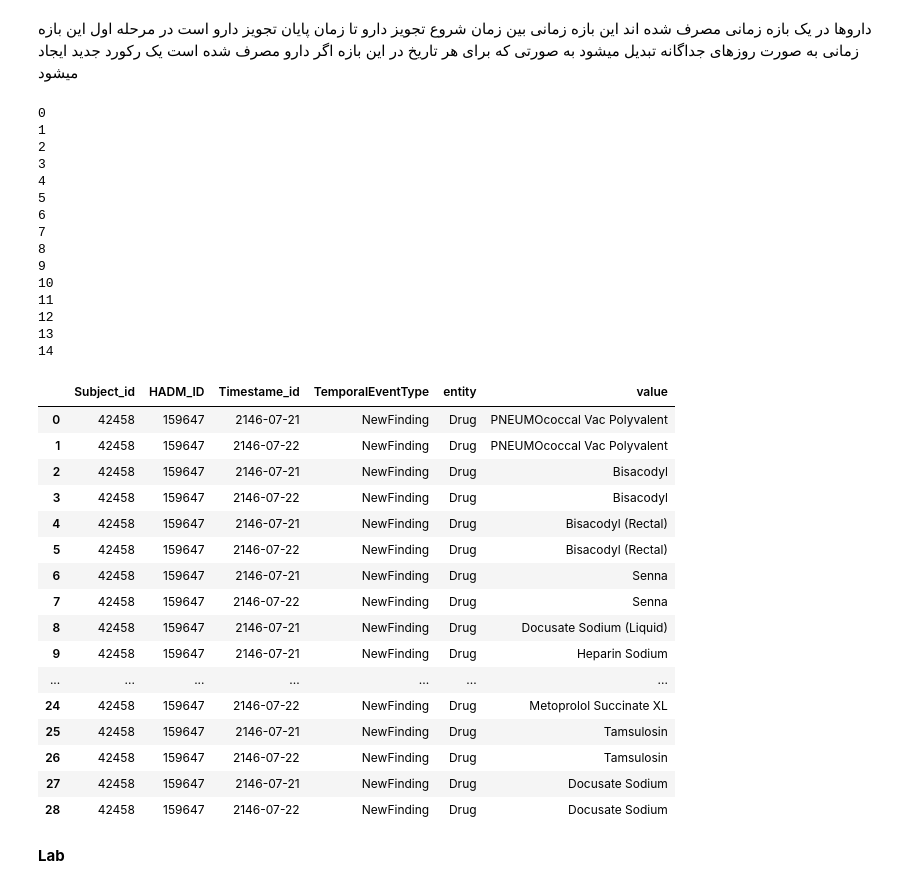
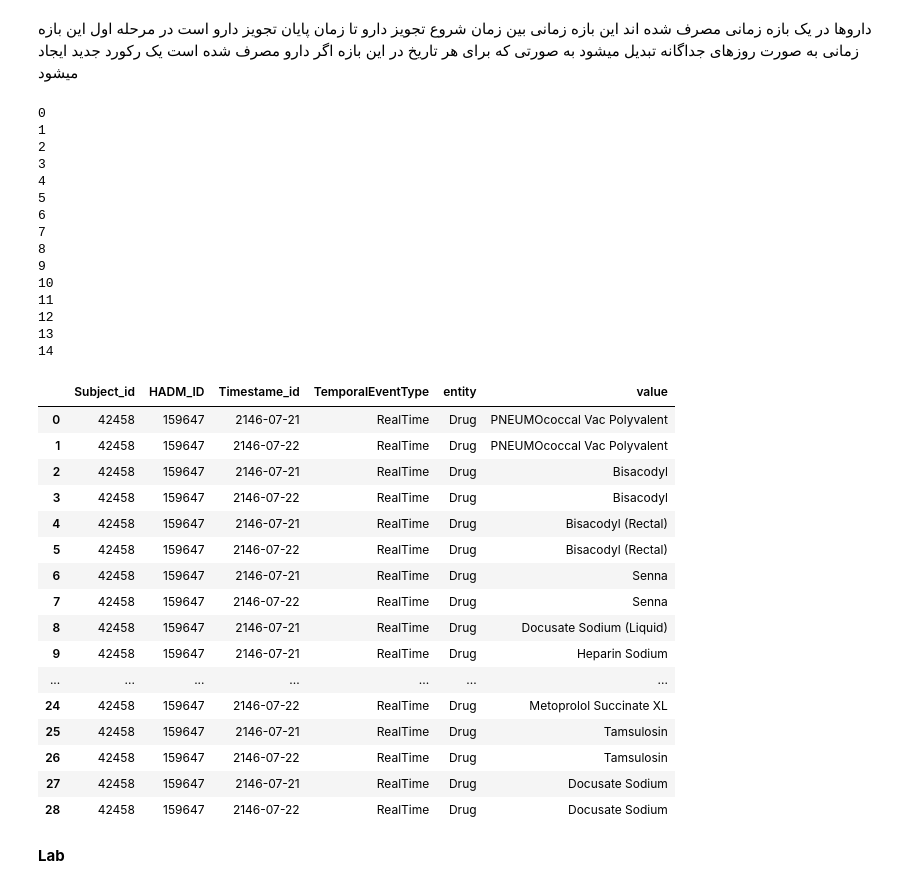
Before and after one commit to HodaMemar/Patient-Similarity-through-Representation, a Jupyter notebook: PreProcessing_StructuredData.ipynb, the cells around one changed output. Saved outputs shown, nothing was run; the diff lists cells and outputs as text; code cells hidden in the pictures.

```diff
--- a/PreProcessing_StructuredData.ipynb
+++ b/PreProcessing_StructuredData.ipynb
@@ -59,50 +59,50 @@ for c in range(len(data)):
         v_HADM_ID=data.iloc[c]['hadm_id']
         v_DRUG=data.iloc[c]['drug_name_generic']
         v_DRUG_TYPE='Drug'#data.iloc[c]['drug_type']
         delta = edate - sdate       # as timedelta
         print(c)
         i=0
         for i in range(delta.days + 1):
             day = sdate + timedelta(days=i)
-            Stage_ls_Drug.append([v_SUBJECT_ID,v_HADM_ID,str(day.date()),'NewFinding',v_DRUG_TYPE,v_DRUG])
+            Stage_ls_Drug.append([v_SUBJECT_ID,v_HADM_ID,str(day.date()),'RealTime',v_DRUG_TYPE,v_DRUG])
     except:
         print(c,'Error')
 
 Stage_df_Drug=pd.DataFrame(Stage_ls_Drug,columns=['Subject_id','HADM_ID','Timestame_id','TemporalEventType','entity','value'])
 Stage_df_Drug
 # %% [output]
 0
 1
 2
 3
 4
 5
 6
 7
 8
 9
 10
 11
 12
 13
 14
 |  | Subject_id | HADM_ID | Timestame_id | TemporalEventType | entity | value |
-| 0 | 42458 | 159647 | 2146-07-21 | NewFinding | Drug | PNEUMOcoccal Vac Polyvalent |
-| 1 | 42458 | 159647 | 2146-07-22 | NewFinding | Drug | PNEUMOcoccal Vac Polyvalent |
-| 2 | 42458 | 159647 | 2146-07-21 | NewFinding | Drug | Bisacodyl |
-| 3 | 42458 | 159647 | 2146-07-22 | NewFinding | Drug | Bisacodyl |
-| 4 | 42458 | 159647 | 2146-07-21 | NewFinding | Drug | Bisacodyl (Rectal) |
-| 5 | 42458 | 159647 | 2146-07-22 | NewFinding | Drug | Bisacodyl (Rectal) |
-| 6 | 42458 | 159647 | 2146-07-21 | NewFinding | Drug | Senna |
-| 7 | 42458 | 159647 | 2146-07-22 | NewFinding | Drug | Senna |
-| 8 | 42458 | 159647 | 2146-07-21 | NewFinding | Drug | Docusate Sodium (Liquid) |
-| 9 | 42458 | 159647 | 2146-07-21 | NewFinding | Drug | Heparin Sodium |
+| 0 | 42458 | 159647 | 2146-07-21 | RealTime | Drug | PNEUMOcoccal Vac Polyvalent |
+| 1 | 42458 | 159647 | 2146-07-22 | RealTime | Drug | PNEUMOcoccal Vac Polyvalent |
+| 2 | 42458 | 159647 | 2146-07-21 | RealTime | Drug | Bisacodyl |
+| 3 | 42458 | 159647 | 2146-07-22 | RealTime | Drug | Bisacodyl |
+| 4 | 42458 | 159647 | 2146-07-21 | RealTime | Drug | Bisacodyl (Rectal) |
+| 5 | 42458 | 159647 | 2146-07-22 | RealTime | Drug | Bisacodyl (Rectal) |
+| 6 | 42458 | 159647 | 2146-07-21 | RealTime | Drug | Senna |
+| 7 | 42458 | 159647 | 2146-07-22 | RealTime | Drug | Senna |
+| 8 | 42458 | 159647 | 2146-07-21 | RealTime | Drug | Docusate Sodium (Liquid) |
+| 9 | 42458 | 159647 | 2146-07-21 | RealTime | Drug | Heparin Sodium |
 | ... | ... | ... | ... | ... | ... | ... |
-| 24 | 42458 | 159647 | 2146-07-22 | NewFinding | Drug | Metoprolol Succinate XL |
-| 25 | 42458 | 159647 | 2146-07-21 | NewFinding | Drug | Tamsulosin |
-| 26 | 42458 | 159647 | 2146-07-22 | NewFinding | Drug | Tamsulosin |
-| 27 | 42458 | 159647 | 2146-07-21 | NewFinding | Drug | Docusate Sodium |
-| 28 | 42458 | 159647 | 2146-07-22 | NewFinding | Drug | Docusate Sodium |
+| 24 | 42458 | 159647 | 2146-07-22 | RealTime | Drug | Metoprolol Succinate XL |
+| 25 | 42458 | 159647 | 2146-07-21 | RealTime | Drug | Tamsulosin |
+| 26 | 42458 | 159647 | 2146-07-22 | RealTime | Drug | Tamsulosin |
+| 27 | 42458 | 159647 | 2146-07-21 | RealTime | Drug | Docusate Sodium |
+| 28 | 42458 | 159647 | 2146-07-22 | RealTime | Drug | Docusate Sodium |
 # %% [markdown]
 **Lab**
 # %%
```
Also changed, not shown: parts of 3 cells of this notebook.
